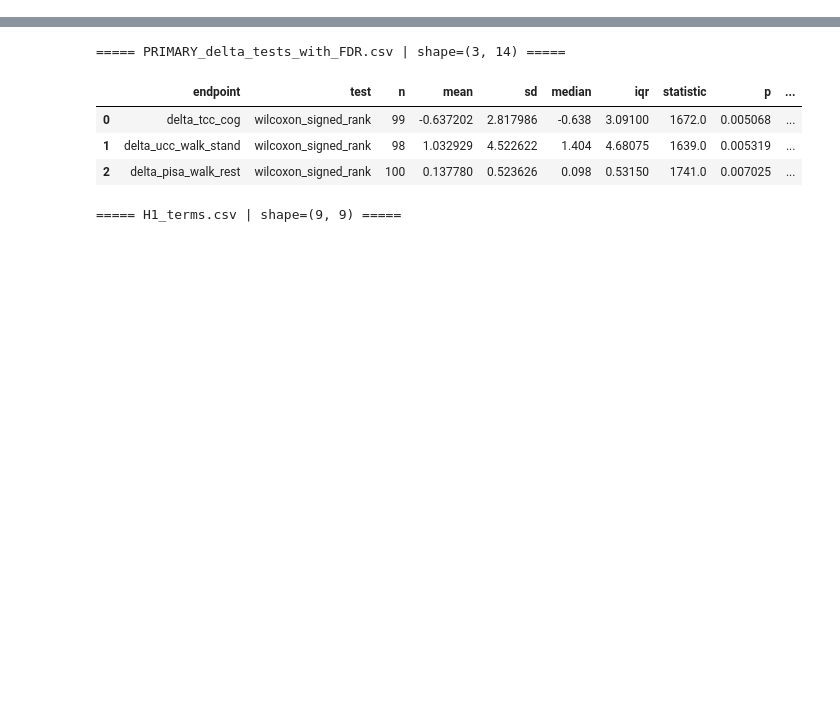
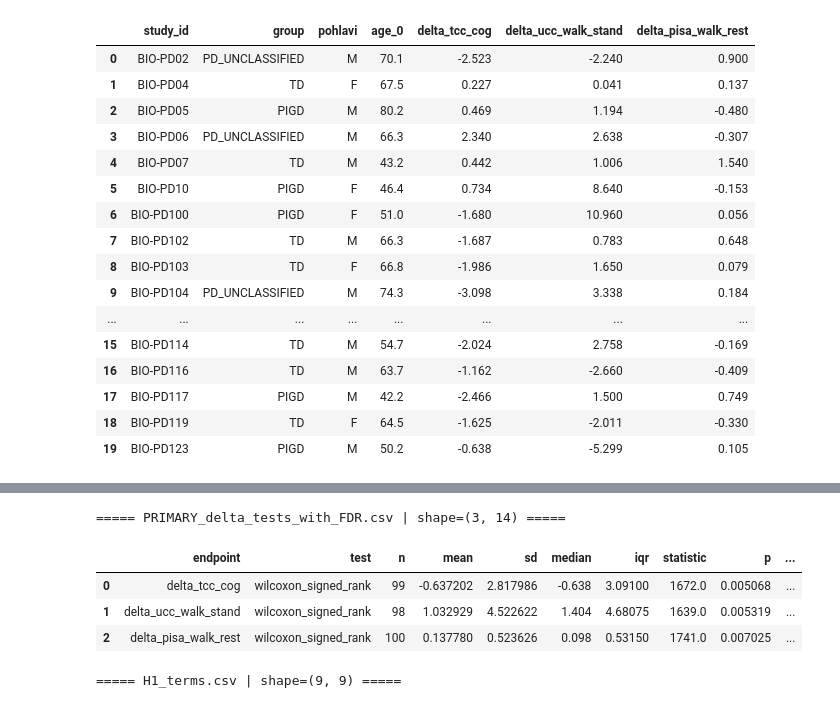
Before and after one commit to kbi-fbmi/articles--2026Posture, a Jupyter notebook: statistic_notebook.ipynb, the cells around one changed output, grey strips where cells are left out. Drawn from its saved outputs; the diff is of its cells as text; code cells hidden in the pictures; blank space fills up the shorter version.

```diff
--- a/statistic_notebook.ipynb
+++ b/statistic_notebook.ipynb
@@ -37,17 +163,57 @@ Temporary output dir: C:\Users\Radim\AppData\Local\Temp\paired_delta_outputs_l_t
 # %%
-cmd = [
-    sys.executable,
-    str(pipeline_script),
-    "--csv", str(input_csv),
-    "--out", str(out_dir),
+df_raw = pd.read_csv(input_csv)
+df, col_map = sanitize_columns_for_patsy(df_raw)
+
+id_col = "study_id"
+group_col = "group"
+sex_col = "pohlavi"
+age_col = "age_0"
+duration_col = "duration_pd"
+ledd_col = "levodopa_equivalent"
+
+cog_cols = ["moca", "tmt_a", "tmt_b", "tmt_a_chyby", "tmt_b_chyby", "jolo"]
+gait_cols = ["w_ex_time_meanN1N2", "w_ex_time_meanP1P2", "time_meanP_meanN"]
+
+required_primary = [
+    "pre_rest_tcc", "pre_cog_tcc",
+    "pre_stand_ucc", "post_stand_ucc",
+    "pre_rest_pisa", "post_rest_pisa",
 ]
 
-result = subprocess.run(cmd, capture_output=True, text=True)
-print("Exit code:", result.returncode)
-print("\nSTDOUT:\n", result.stdout)
-if result.stderr.strip():
-    print("\nSTDERR:\n", result.stderr)
+require_cols(df, [id_col, group_col, sex_col, age_col], "core")
+require_cols(df, required_primary, "primary posture delta")
 
-if result.returncode != 0:
-    raise RuntimeError("Pipeline failed. See the output above.")
+if df[id_col].duplicated().any():
+    raise ValueError(f"Duplicate IDs found in {id_col}")
+
+coerce_numeric(df, [age_col, duration_col, ledd_col] + cog_cols + gait_cols + required_primary)
+
+df["sex_bin"] = df[sex_col].astype(str).str.strip().str.upper().map({"F": 0, "M": 1})
+df["sex_bin"] = pd.to_numeric(df["sex_bin"], errors="coerce")
+df[group_col] = df[group_col].astype("category")
+
+df["delta_tcc_cog"] = df["pre_cog_tcc"] - df["pre_rest_tcc"]
+df["delta_ucc_walk_stand"] = df["post_stand_ucc"] - df["pre_stand_ucc"]
+df["delta_pisa_walk_rest"] = df["post_rest_pisa"] - df["pre_rest_pisa"]
+
+if {"post_rest_ucc", "pre_rest_ucc"}.issubset(df.columns):
+    df["delta_ucc_walk_rest"] = pd.to_numeric(df["post_rest_ucc"], errors="coerce") - pd.to_numeric(df["pre_rest_ucc"], errors="coerce")
+if {"post_rest_tcc", "pre_rest_tcc"}.issubset(df.columns):
+    df["delta_tcc_walk_rest"] = pd.to_numeric(df["post_rest_tcc"], errors="coerce") - pd.to_numeric(df["pre_rest_tcc"], errors="coerce")
+if {"post_rest_back", "pre_rest_back"}.issubset(df.columns):
+    df["delta_back_walk_rest"] = pd.to_numeric(df["post_rest_back"], errors="coerce") - pd.to_numeric(df["pre_rest_back"], errors="coerce")
+
+meta = pd.DataFrame([
+    {
+        "n_subjects": int(df.shape[0]),
+        "n_columns": int(df.shape[1]),
+        "group_counts": df[group_col].value_counts(dropna=False).to_dict(),
+        "sex_counts_raw": df[sex_col].value_counts(dropna=False).to_dict(),
+        "renamed_columns": len(col_map),
+    }
+])
+show_df("Dataset overview", meta)
+
+preview_cols = [id_col, group_col, sex_col, age_col, "delta_tcc_cog", "delta_ucc_walk_stand", "delta_pisa_walk_rest"]
+show_df("Data preview", df[preview_cols])
 # %% [output]
@@ -64,0 +224,17 @@ STDERR:
+|  | study_id | group | pohlavi | age_0 | delta_tcc_cog | delta_ucc_walk_stand | delta_pisa_walk_rest |
+| 0 | BIO-PD02 | PD_UNCLASSIFIED | M | 70.1 | -2.523 | -2.240 | 0.900 |
+| 1 | BIO-PD04 | TD | F | 67.5 | 0.227 | 0.041 | 0.137 |
+| 2 | BIO-PD05 | PIGD | M | 80.2 | 0.469 | 1.194 | -0.480 |
+| 3 | BIO-PD06 | PD_UNCLASSIFIED | M | 66.3 | 2.340 | 2.638 | -0.307 |
+| 4 | BIO-PD07 | TD | M | 43.2 | 0.442 | 1.006 | 1.540 |
+| 5 | BIO-PD10 | PIGD | F | 46.4 | 0.734 | 8.640 | -0.153 |
+| 6 | BIO-PD100 | PIGD | F | 51.0 | -1.680 | 10.960 | 0.056 |
+| 7 | BIO-PD102 | TD | M | 66.3 | -1.687 | 0.783 | 0.648 |
+| 8 | BIO-PD103 | TD | F | 66.8 | -1.986 | 1.650 | 0.079 |
+| 9 | BIO-PD104 | PD_UNCLASSIFIED | M | 74.3 | -3.098 | 3.338 | 0.184 |
+| ... | ... | ... | ... | ... | ... | ... | ... |
+| 15 | BIO-PD114 | TD | M | 54.7 | -2.024 | 2.758 | -0.169 |
+| 16 | BIO-PD116 | TD | M | 63.7 | -1.162 | -2.660 | -0.409 |
+| 17 | BIO-PD117 | PIGD | M | 42.2 | -2.466 | 1.500 | 0.749 |
+| 18 | BIO-PD119 | TD | F | 64.5 | -1.625 | -2.011 | -0.330 |
+| 19 | BIO-PD123 | PIGD | M | 50.2 | -0.638 | -5.299 | 0.105 |
```
Also changed, not shown: parts of 7 cells of this notebook.
